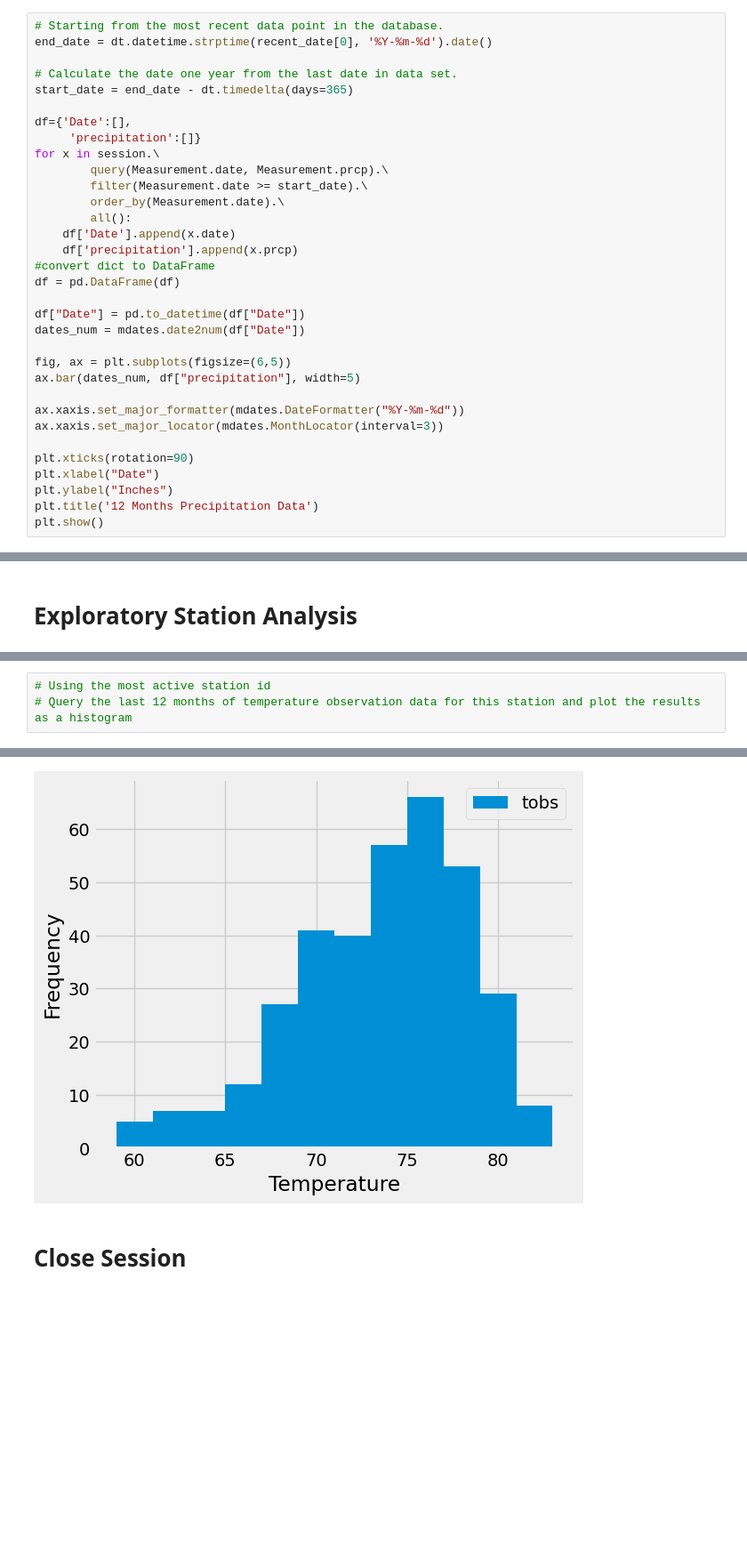
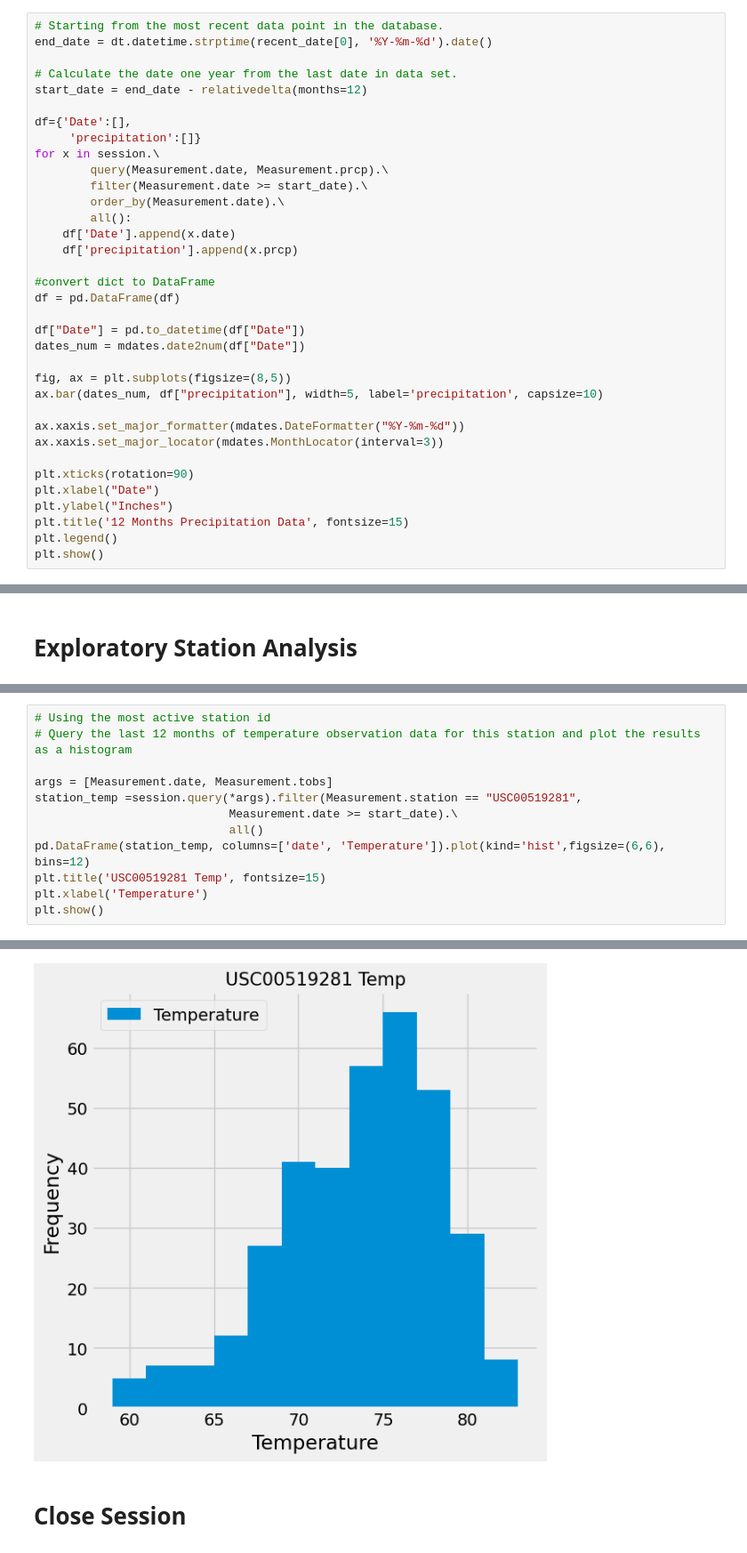
Before and after one commit to dagimg16/sqlalchemy-challenge, a Jupyter notebook: climate_analysis.ipynb, the cells around one changed output, grey strips where cells are left out. Shown at 89% size. Saved outputs shown, nothing was run; the diff lists cells and outputs as text; blank space fills up the shorter version.

```diff
--- a/climate_analysis.ipynb
+++ b/climate_analysis.ipynb
@@ -73,7 +58,7 @@ pd.read_sql_table(table_name="measurement", con=engine)
 end_date = dt.datetime.strptime(recent_date[0], '%Y-%m-%d').date()
 
 # Calculate the date one year from the last date in data set.
-start_date = end_date - dt.timedelta(days=365)
+start_date = end_date - relativedelta(months=12)
 
 df={'Date':[],
      'precipitation':[]}
@@ -84,14 +69,15 @@ for x in session.\
         all():
     df['Date'].append(x.date)
     df['precipitation'].append(x.prcp)
+
 #convert dict to DataFrame
 df = pd.DataFrame(df)
 
 df["Date"] = pd.to_datetime(df["Date"])
 dates_num = mdates.date2num(df["Date"])
 
-fig, ax = plt.subplots(figsize=(6,5))
-ax.bar(dates_num, df["precipitation"], width=5)
+fig, ax = plt.subplots(figsize=(8,5))
+ax.bar(dates_num, df["precipitation"], width=5, label='precipitation', capsize=10)
 
 ax.xaxis.set_major_formatter(mdates.DateFormatter("%Y-%m-%d"))
 ax.xaxis.set_major_locator(mdates.MonthLocator(interval=3))
@@ -99,6 +85,7 @@ ax.xaxis.set_major_locator(mdates.MonthLocator(interval=3))
 plt.xticks(rotation=90)
 plt.xlabel("Date")
 plt.ylabel("Inches")
-plt.title('12 Months Precipitation Data')
+plt.title('12 Months Precipitation Data', fontsize=15)
+plt.legend()
 plt.show()
 # %% [output]
@@ -141,4 +145,13 @@ df['precipitation'].describe().to_frame()
 # %%
 # Using the most active station id
 # Query the last 12 months of temperature observation data for this station and plot the results as a histogram
+
+args = [Measurement.date, Measurement.tobs]
+station_temp =session.query(*args).filter(Measurement.station == "USC00519281",
+                            Measurement.date >= start_date).\
+                            all()
+pd.DataFrame(station_temp, columns=['date', 'Temperature']).plot(kind='hist',figsize=(6,6), bins=12)
+plt.title('USC00519281 Temp', fontsize=15)
+plt.xlabel('Temperature')
+plt.show()
 # %% [output]
@@ -146,4 +158,4 @@ Text(0.5, 4.183333333333314, 'Temperature')
-[figure, old version]
+[figure, new version]
 # %% [markdown]
 # Close Session
 # %%
```
Also changed, not shown: parts of 12 cells of this notebook.
